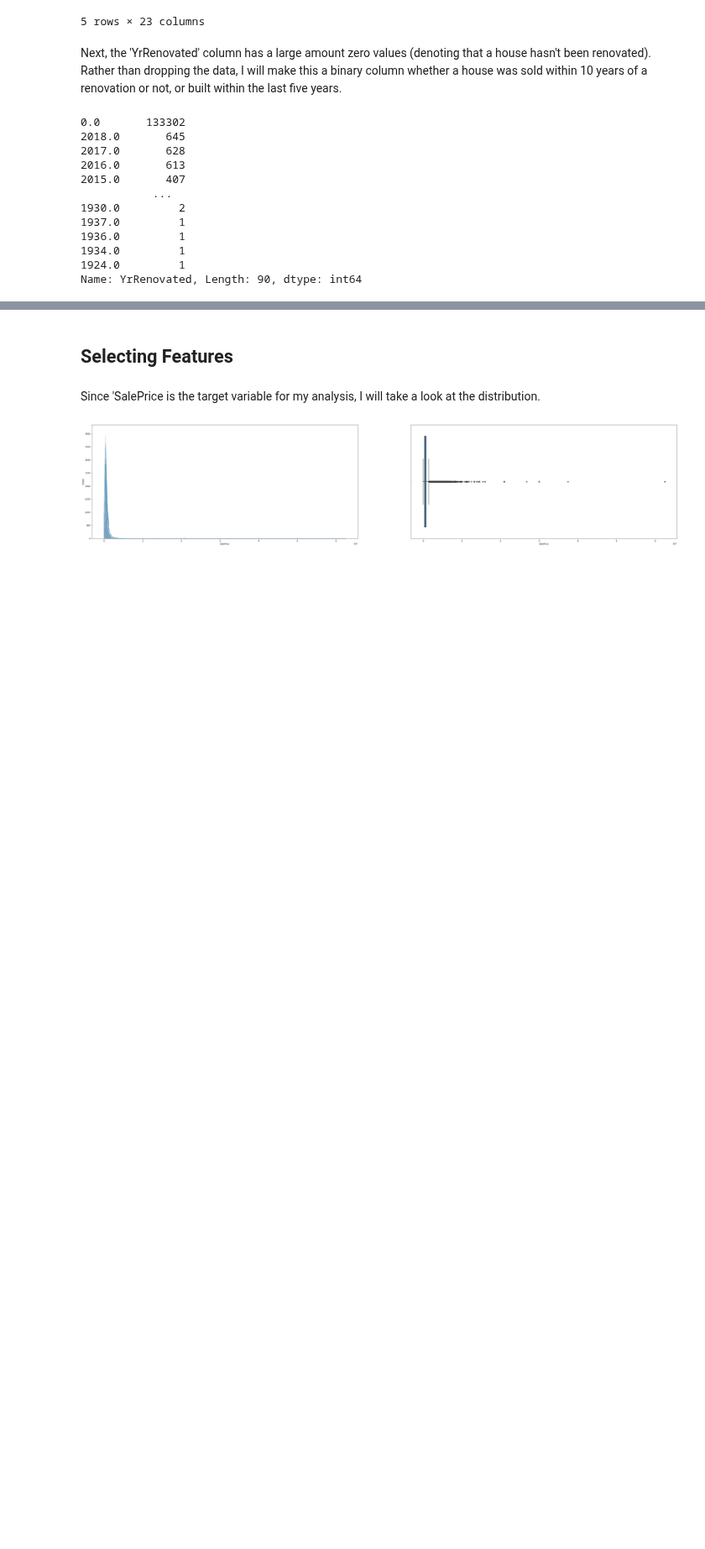
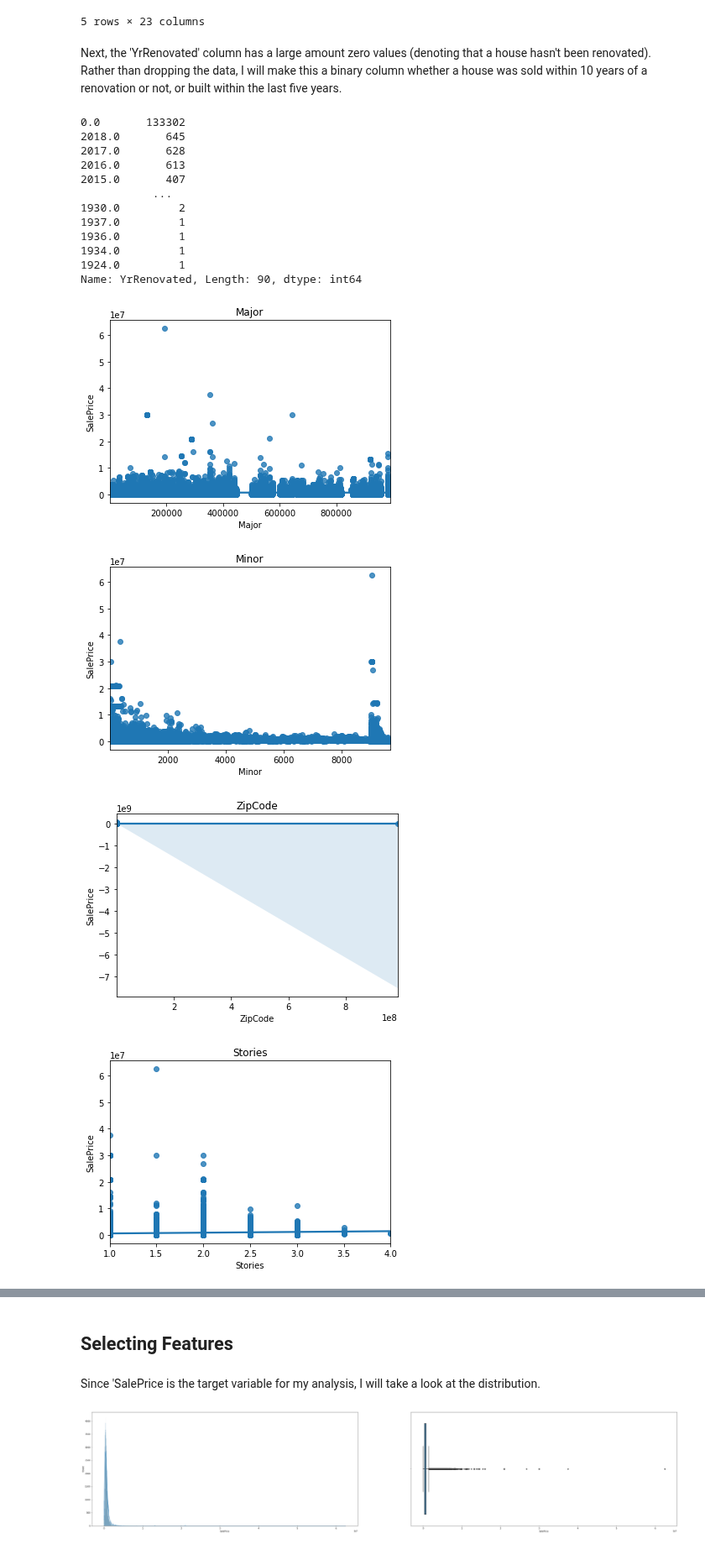
Before and after one commit to samtuleen/King-County-Home-Price-Predictors, a Jupyter notebook: notebooks/exploratory/Feature-Engineering.ipynb, the cells around one changed output, grey strips where cells are left out. Shown at 84% size. Drawn from its saved outputs; the diff is of its cells as text; code cells hidden in the pictures; blank space fills up the shorter version.

```diff
--- a/notebooks/exploratory/Feature-Engineering.ipynb
+++ b/notebooks/exploratory/Feature-Engineering.ipynb
@@ -114,3 +118,14 @@ data['Renovated'] = np.where(Age <= 5, 1, values)
 
 #Drop yr_renovated column
 data.drop(columns=['YrRenovated'], axis=1, inplace=True)
+# %%
+X = data.drop(columns=['SalePrice'], axis=1)
+for col in X.columns:
+    plt.subplots(1, 1)
+    sns.regplot(X[col], data.SalePrice)
+    plt.title(col)
+# %% [output]
+[figure, added]
+[figure, added]
+[figure, added]
+[figure, added]
```
Also changed, not shown: parts of 4 cells of this notebook, 6 other files.
